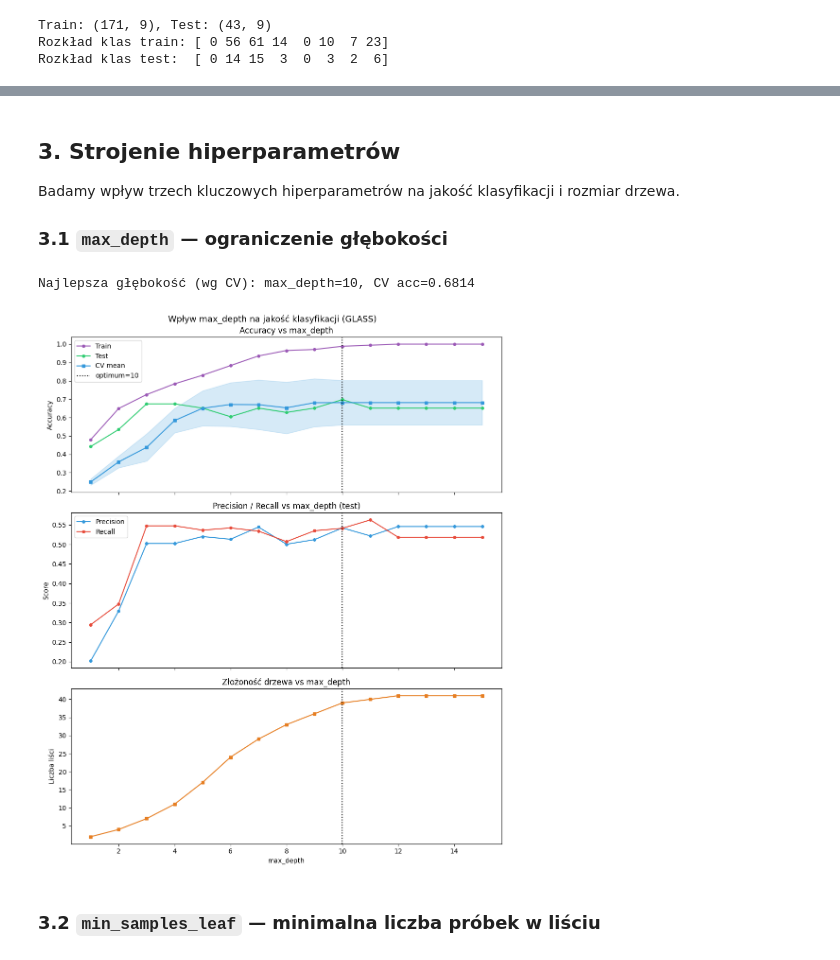
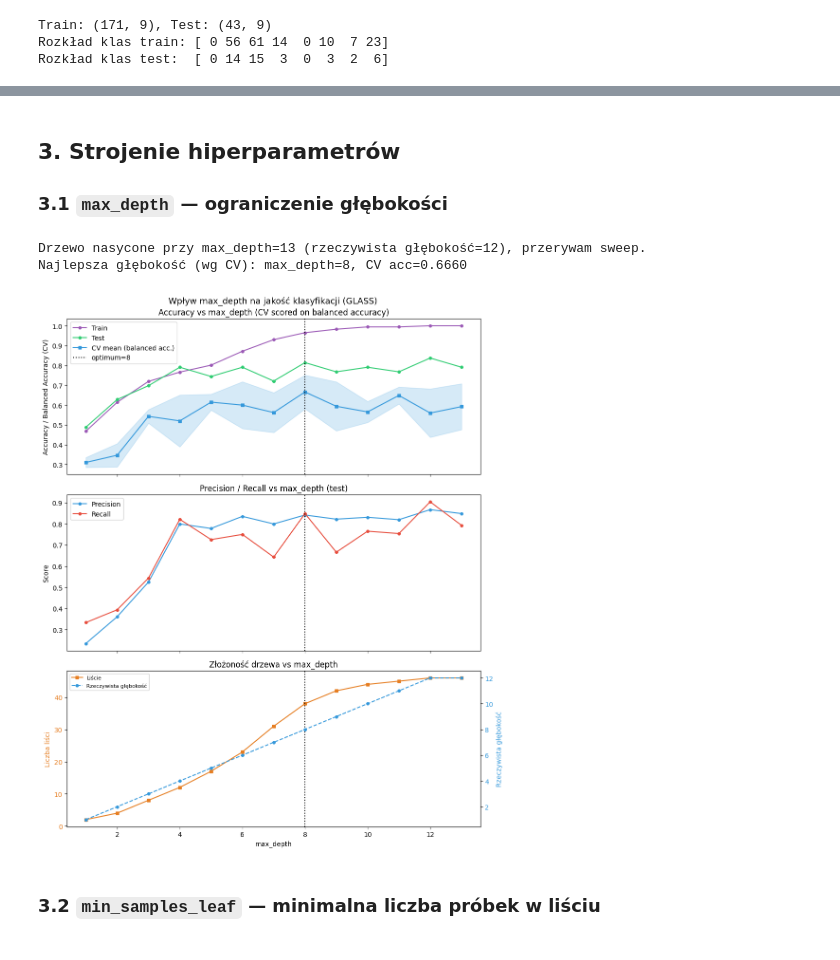
Before and after one commit to mikolaj-olesinski/Machine-Learning-PWR, a Jupyter notebook: lista3/lab3.ipynb, the cells around one changed output, grey strips where cells are left out. Saved outputs shown, nothing was run; the diff lists cells and outputs as text; code cells hidden in the pictures.

```diff
--- a/lista3/lab3.ipynb
+++ b/lista3/lab3.ipynb
@@ -179,73 +172,88 @@ plt.show()
 # %% [markdown]
 ## 3. Strojenie hiperparametrów
 
-Badamy wpływ trzech kluczowych hiperparametrów na jakość klasyfikacji i rozmiar drzewa.
-
 ### 3.1 `max_depth` — ograniczenie głębokości
 # %%
-depths = list(range(1, 16))
+depths = list(range(1, 15))
 depth_results = []
 
-skf = StratifiedKFold(n_splits=5, shuffle=True, random_state=42)
+skf = StratifiedKFold(n_splits=5, shuffle=True)
 
 for d in tqdm(depths, desc='max_depth sweep'):
-    clf = DecisionTreeClassifier(max_depth=d, random_state=42)
+    clf = DecisionTreeClassifier(max_depth=d)
     clf.fit(X_train, y_train)
     yp_tr = clf.predict(X_train)
     yp_te = clf.predict(X_test)
-    cv_scores = cross_val_score(clf, X_train, y_train, cv=skf, scoring='f1_macro')
+    cv_scores = cross_val_score(clf, X_train, y_train, cv=skf, scoring='balanced_accuracy')
 
+    actual_depth = clf.get_depth()
     depth_results.append({
-        'max_depth': d,
-        'train_acc': accuracy_score(y_train, yp_tr),
-        'test_acc':  accuracy_score(y_test, yp_te),
-        'cv_mean':   cv_scores.mean(),
-        'cv_std':    cv_scores.std(),
-        'test_prec': precision_score(y_test, yp_te, average='macro', zero_division=0),
-        'test_rec':  recall_score(y_test, yp_te, average='macro', zero_division=0),
-        'n_leaves':  clf.get_n_leaves(),
+        'max_depth':    d,
+        'actual_depth': actual_depth,
+        'train_acc':    accuracy_score(y_train, yp_tr),
+        'test_acc':     accuracy_score(y_test, yp_te),
+        'cv_mean':      cv_scores.mean(),
+        'cv_std':       cv_scores.std(),
+        'test_prec':    precision_score(y_test, yp_te, average='macro', zero_division=0),
+        'test_rec':     recall_score(y_test, yp_te, average='macro', zero_division=0),
+        'n_leaves':     clf.get_n_leaves(),
     })
+
+    if actual_depth < d:
+        print(f'Drzewo nasycone przy max_depth={d} (rzeczywista głębokość={actual_depth}), przerywam sweep.')
+        break
 
 df_depth = pd.DataFrame(depth_results).set_index('max_depth')
 best_depth = int(df_depth['cv_mean'].idxmax())
 print(f'Najlepsza głębokość (wg CV): max_depth={best_depth}, CV acc={df_depth.loc[best_depth, "cv_mean"]:.4f}')
 
 fig, axes = plt.subplots(3, 1, figsize=(10, 12), sharex=True)
 
 # 1) Accuracy: train / test / CV
 axes[0].plot(df_depth.index, df_depth['train_acc'], color='#9b59b6', marker='o', markersize=4, label='Train')
 axes[0].plot(df_depth.index, df_depth['test_acc'],  color='#2ecc71', marker='o', markersize=4, label='Test')
-axes[0].plot(df_depth.index, df_depth['cv_mean'],   color='#3498db', marker='s', markersize=4, label='CV mean')
+axes[0].plot(df_depth.index, df_depth['cv_mean'],   color='#3498db', marker='s', markersize=4, label='CV mean (balanced acc.)')
 axes[0].fill_between(df_depth.index,
                      df_depth['cv_mean'] - df_depth['cv_std'],
                      df_depth['cv_mean'] + df_depth['cv_std'],
                      alpha=0.2, color='#3498db')
 axes[0].axvline(best_depth, color='black', linestyle=':', label=f'optimum={best_depth}')
-axes[0].set_ylabel('Accuracy')
-axes[0].set_title('Accuracy vs max_depth')
+axes[0].set_ylabel('Accuracy / Balanced Accuracy (CV)')
+axes[0].set_title('Accuracy vs max_depth (CV scored on balanced accuracy)')
 axes[0].legend()
 
 # 2) Precision / Recall
 axes[1].plot(df_depth.index, df_depth['test_prec'], color='#3498db', marker='o', markersize=4, label='Precision')
 axes[1].plot(df_depth.index, df_depth['test_rec'],  color='#e74c3c', marker='o', markersize=4, label='Recall')
 axes[1].axvline(best_depth, color='black', linestyle=':')
 axes[1].set_ylabel('Score')
 axes[1].set_title('Precision / Recall vs max_depth (test)')
 axes[1].legend()
 
-# 3) Złożoność
-axes[2].plot(df_depth.index, df_depth['n_leaves'], color='#e67e22', marker='s', markersize=4)
+# 3) Złożoność + rzeczywista głębokość
+axes[2].plot(df_depth.index, df_depth['n_leaves'], color='#e67e22', marker='s', markersize=4, label='Liście')
 axes[2].axvline(best_depth, color='black', linestyle=':')
-axes[2].set_ylabel('Liczba liści')
+axes[2].set_ylabel('Liczba liści', color='#e67e22')
+axes[2].tick_params(axis='y', labelcolor='#e67e22')
 axes[2].set_xlabel('max_depth')
 axes[2].set_title('Złożoność drzewa vs max_depth')
+
+ax_act = axes[2].twinx()
+ax_act.plot(df_depth.index, df_depth['actual_depth'], color='#3498db', marker='o', markersize=4, linestyle='--', label='Rzeczywista głębokość')
+ax_act.set_ylabel('Rzeczywista głębokość', color='#3498db')
+ax_act.tick_params(axis='y', labelcolor='#3498db')
+
+lines1, labels1 = axes[2].get_legend_handles_labels()
+lines2, labels2 = ax_act.get_legend_handles_labels()
+axes[2].legend(lines1 + lines2, labels1 + labels2, fontsize=8)
 
 plt.suptitle('Wpływ max_depth na jakość klasyfikacji (GLASS)', fontsize=13)
 plt.tight_layout()
 plt.show()
 # %% [output]
-Najlepsza głębokość (wg CV): max_depth=10, CV acc=0.6814
+Drzewo nasycone przy max_depth=13 (rzeczywista głębokość=12), przerywam sweep.
+Najlepsza głębokość (wg CV): max_depth=8, CV acc=0.6660
-[figure, old version]
+[figure, new version]
 # %% [markdown]
 ### 3.2 `min_samples_leaf` — minimalna liczba próbek w liściu
 # %%
```
Also changed, not shown: parts of 34 cells of this notebook.
